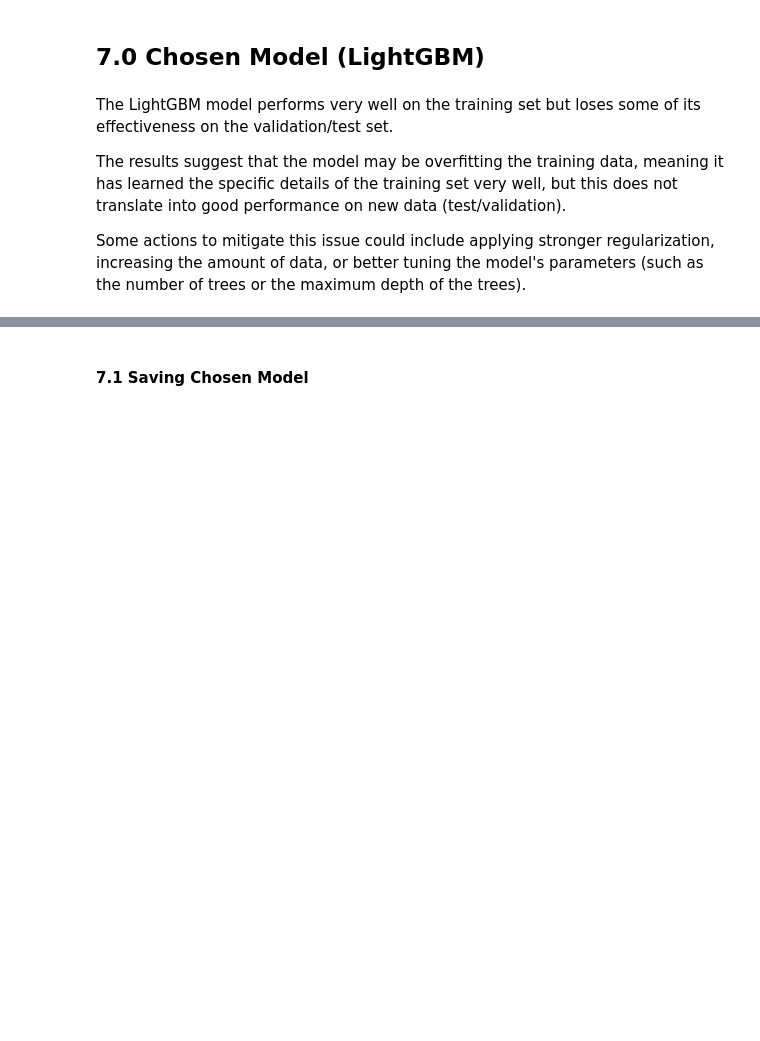
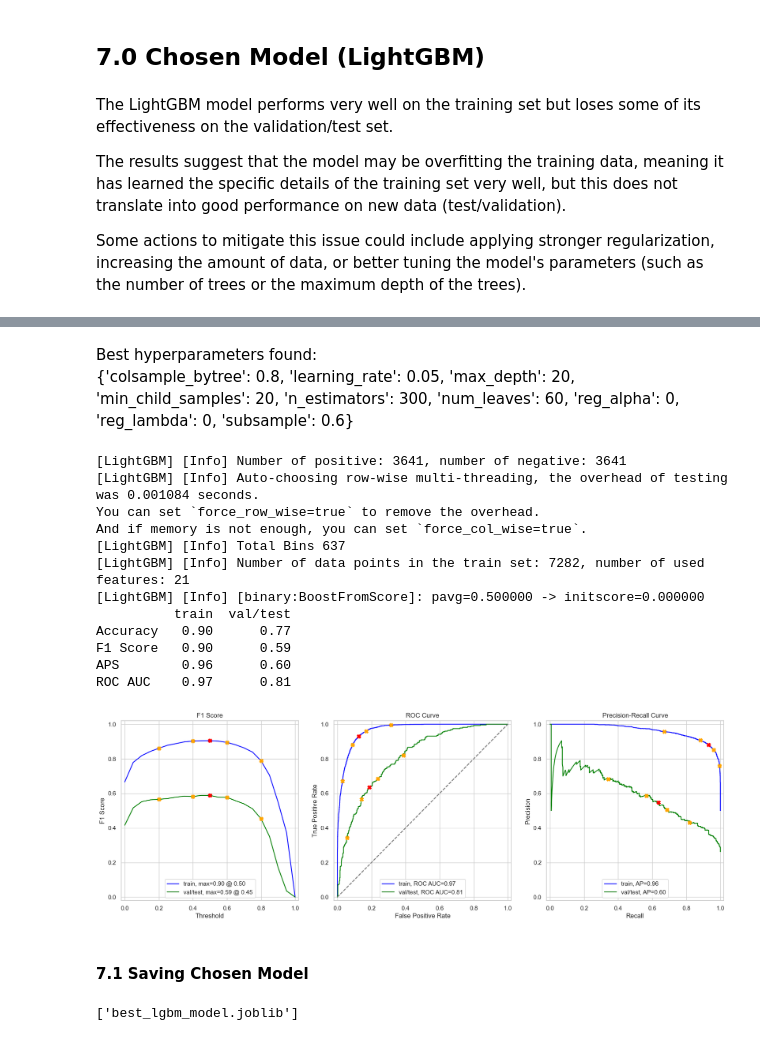
Before and after one commit to RaphaelAlvim/DataScience, a Jupyter notebook: 001 Churn_Telecom_ML_EDA/churn_telecom.ipynb, the cells around one changed output, grey strips where cells are left out. Cells and saved outputs as stored; diff of their text form; code cells hidden in the pictures; blank space fills up the shorter version.

```diff
--- a/001 Churn_Telecom_ML_EDA/churn_telecom.ipynb
+++ b/001 Churn_Telecom_ML_EDA/churn_telecom.ipynb
@@ -1221,4 +1216,40 @@ Fitting 5 folds for each of 59049 candidates, totalling 295245 fits
+# %% [markdown]
+Best hyperparameters found:\
+{'colsample_bytree': 0.8, 'learning_rate': 0.05, 'max_depth': 20, 'min_child_samples': 20, 'n_estimators': 300, 'num_leaves': 60, 'reg_alpha': 0, 'reg_lambda': 0, 'subsample': 0.6}
+# %%
+best_lgb_model = LGBMClassifier(
+    random_state=54321,
+    colsample_bytree=0.8,
+    learning_rate=0.05,
+    max_depth=20,
+    min_child_samples=20,
+    n_estimators=300,
+    num_leaves=60,
+    reg_alpha=0,
+    reg_lambda=0,
+    subsample=0.6
+)
+
+lgb_model.fit(X_train_smote, y_train_smote)
+
+evaluater.evaluate_classification_model(xgb_model, X_train_smote, y_train_smote, X_test, y_test)
+# %% [output]
+[LightGBM] [Info] Number of positive: 3641, number of negative: 3641
+[LightGBM] [Info] Auto-choosing row-wise multi-threading, the overhead of testing was 0.001084 seconds.
+You can set `force_row_wise=true` to remove the overhead.
+And if memory is not enough, you can set `force_col_wise=true`.
+[LightGBM] [Info] Total Bins 637
+[LightGBM] [Info] Number of data points in the train set: 7282, number of used features: 21
+[LightGBM] [Info] [binary:BoostFromScore]: pavg=0.500000 -> initscore=0.000000
+          train  val/test
+Accuracy   0.90      0.77
+F1 Score   0.90      0.59
+APS        0.96      0.60
+ROC AUC    0.97      0.81
+[figure, added]
 # %% [markdown]
 #### 7.1 Saving Chosen Model
 # %%
 dump(best_lgb_model, 'best_lgbm_model.joblib')
+# %% [output]
+['best_lgbm_model.joblib']
```
Also changed, not shown: parts of 4 cells of this notebook.
